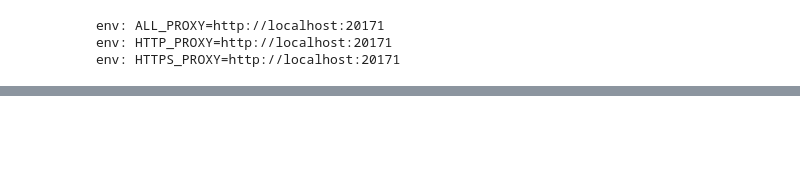
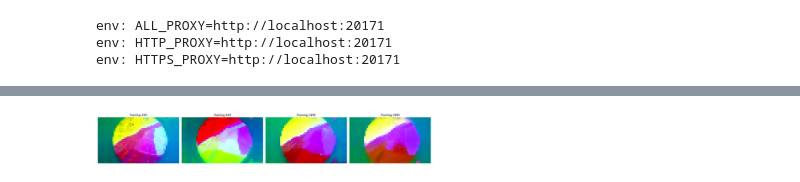
Before and after one commit to yangkunyi/surgical_dinov2, a Jupyter notebook: test.ipynb, the cells around one changed output, grey strips where cells are left out. Drawn from its saved outputs; the diff is of its cells as text; code cells hidden in the pictures; blank space fills up the shorter version.

Commit message:
seg depth visuailization

```diff
--- a/test.ipynb
+++ b/test.ipynb
@@ -345,0 +353,43 @@ plt.show()
+# %%
+pca_imgs = []
+with torch.no_grad():
+    for i in tqdm(range(499, 2499, 500)):
+        local_weights_path = (
+            "/bd_byta6000i0/users/surgicaldinov2/kyyang/surgical_dinov2/vitl_train/seg_depth/eval"
+        )
+        local_weights_path = os.path.join(
+            local_weights_path, f"training_{i}", "student_checkpoint.pth"
+        )
+        state_dict = torch.load(local_weights_path, map_location=torch.device("cuda"))
+        model_dict = {}
+        for key, value in state_dict["student"].items():
+            if "backbone." in key:
+                model_dict[key.replace("backbone.", "")] = value
+        trained_model.load_state_dict(model_dict)
+        trained_model.eval().to("cuda")
+        features = trained_model.forward_features(raw_img)
+        raw_features = features["x_norm_patchtokens"].reshape(1, 34, 61, 1024)
+        pca_img = get_pca_map(raw_features, img_size=(476, 854))
+        pca_imgs.append(pca_img)
+
+num_imgs = len(pca_imgs)
+num_rows = (num_imgs + 6) // 8  # 每行5张，向上取整
+
+# 创建一个大图
+fig, axes = plt.subplots(num_rows, 8, figsize=(40, 3 * num_rows))
+
+# 绘制每个图像
+for i, ax in enumerate(axes.flatten()):
+    if i < num_imgs:
+        ax.imshow(pca_imgs[i])
+        ax.set_title(f"Training {499 + i * 500}")
+        ax.axis("off")
+    else:
+        ax.axis("off")  # 如果有空余的子图，关闭它们的轴
+
+# 保存或显示大图
+plt.tight_layout()
+plt.savefig("pca_images_seg_depth.png")
+plt.show()
+# %% [output]
+[figure, added]
```
Also changed, not shown: parts of 18 cells of this notebook, 14 other files.
